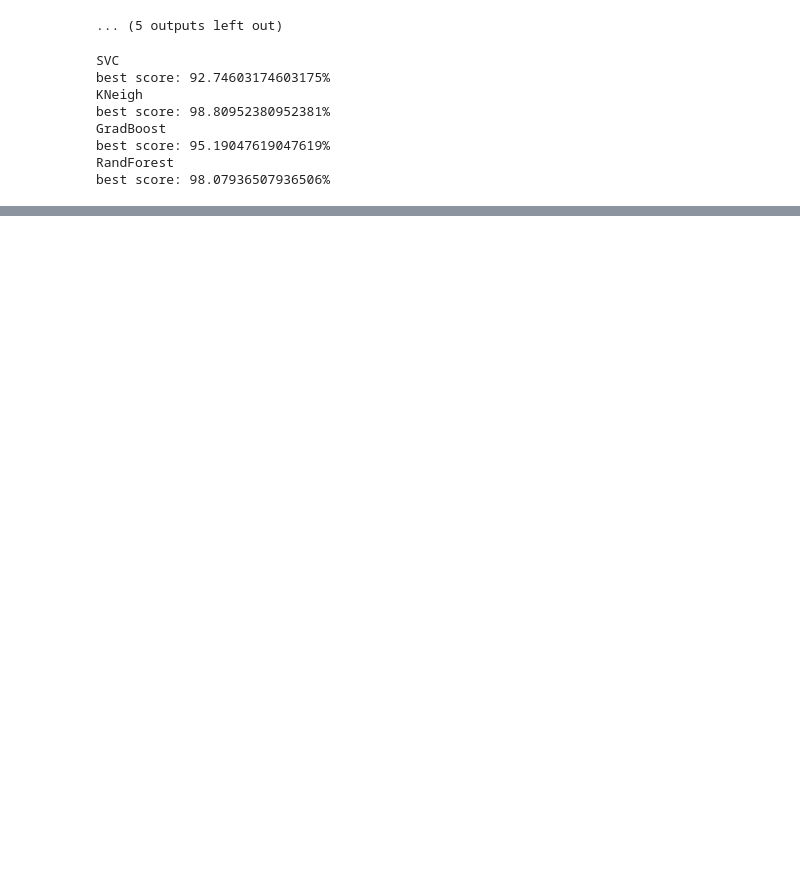
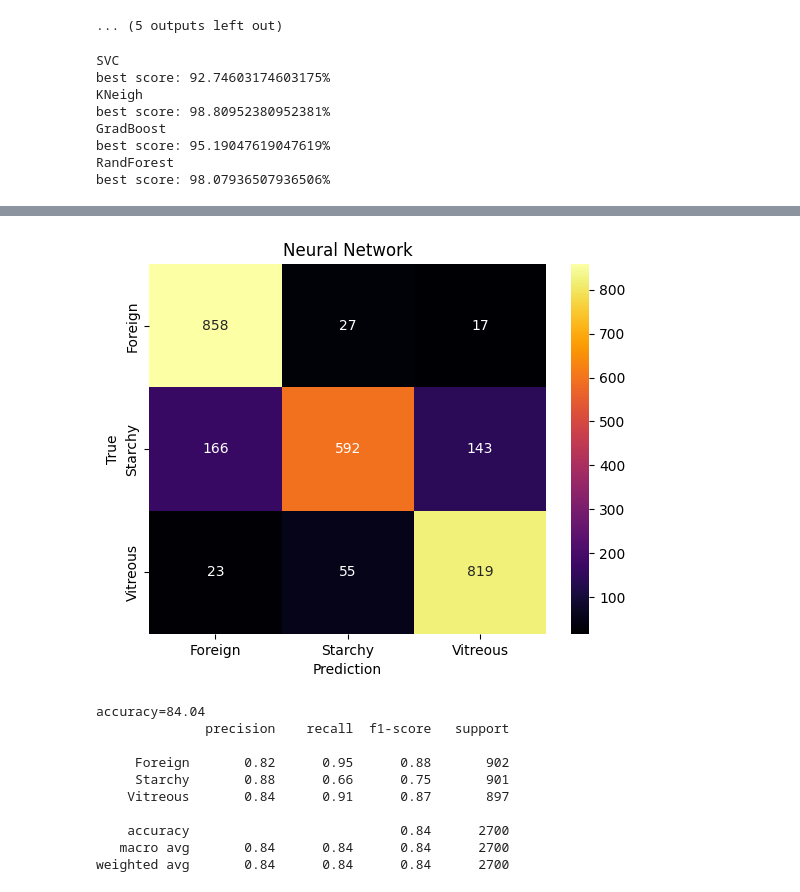
Before and after one commit to jclary-31/Durum_Wheat, a Jupyter notebook: Classification_Features.ipynb, the cells around one changed output, grey strips where cells are left out. Drawn from its saved outputs; the diff is of its cells as text; code cells hidden in the pictures; blank space fills up the shorter version.

```diff
--- a/Classification_Features.ipynb
+++ b/Classification_Features.ipynb
@@ -453,5 +476,22 @@ weighted avg       0.90      0.89      0.89      2700
 # Now try a neuronal network
 #
 
+import tensorflow as tf
+from tensorflow.keras import Sequential
+from tensorflow.keras.layers import Dense, Input
+#from tensorflow.keras.losses import MSE
+from tensorflow.keras.optimizers import Adam
 
-import tensorflow
+
+alpha=1e-3
+
+tf.keras.backend.clear_session() #clear keras session
+
+model=Sequential([
+    Input(shape=(X_train_reduced.shape[1],)),
+    Dense(units=64,activation='relu'),
+    Dense(units=64,activation='relu'),
+    Dense(units=len(classes),activation='linear')
+],name='mymodel')
+
+model.summary()
@@ -457,0 +566,12 @@ import tensorflow
+# %%
+#Xtest is for testing generalisation
+
+output=model.predict(X_test_reduced) #
+proba = tf.nn.softmax(output) #here is softmax ;
+
+y_predic=np.argmax(proba,axis=1) # select max proba between possible classes (in colon)
+
+
+show_confusion(y_test,y_predic,classes,'Neural Network')
+print('\n \n \n')
+# %% [output]
@@ -457,0 +580,11 @@ import tensorflow
+[figure, added]
+accuracy=84.04
+              precision    recall  f1-score   support
+
+     Foreign       0.82      0.95      0.88       902
+     Starchy       0.88      0.66      0.75       901
+    Vitreous       0.84      0.91      0.87       897
+
+    accuracy                           0.84      2700
+   macro avg       0.84      0.84      0.84      2700
+weighted avg       0.84      0.84      0.84      2700
```
Also changed, not shown: parts of 12 cells of this notebook.
